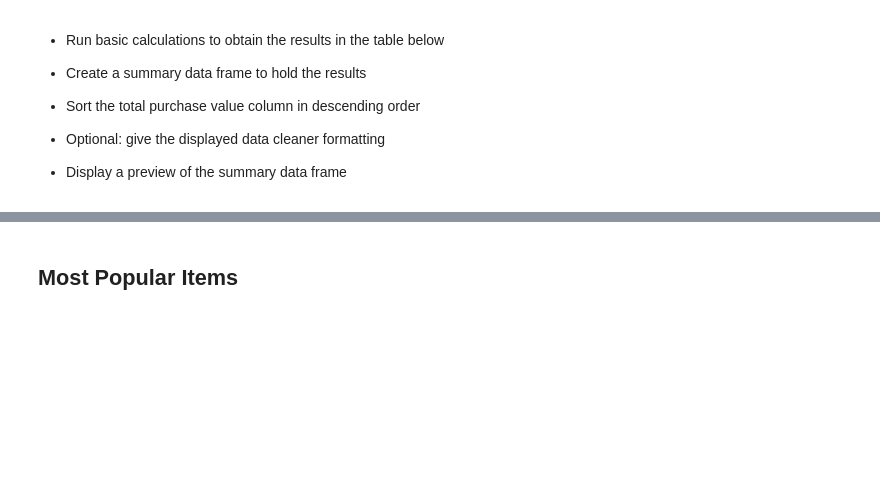
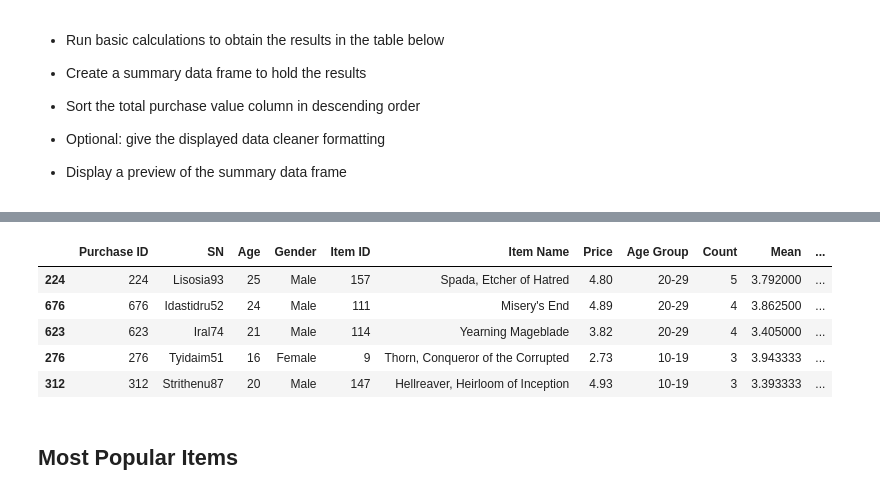
Before and after one commit to ahowellgates/Pandas-Challenge, a Jupyter notebook: Heroes of Pymoli/Main.ipynb, the cells around one changed output, grey strips where cells are left out. Cells and saved outputs as stored; diff of their text form; code cells hidden in the pictures; blank space fills up the shorter version.

```diff
--- a/Heroes of Pymoli/Main.ipynb
+++ b/Heroes of Pymoli/Main.ipynb
@@ -485,3 +550,14 @@ dtype: float64
+# %%
+drop_SN_df = sorted_SN_df.drop_duplicates(subset=['SN'])
+
+drop_SN_df.head(5)
+# %% [output]
+|  | Purchase ID | SN | Age | Gender | Item ID | Item Name | Price | Age Group | Count | Mean | ... |
+| 224 | 224 | Lisosia93 | 25 | Male | 157 | Spada, Etcher of Hatred | 4.80 | 20-29 | 5 | 3.792000 | ... |
+| 676 | 676 | Idastidru52 | 24 | Male | 111 | Misery's End | 4.89 | 20-29 | 4 | 3.862500 | ... |
+| 623 | 623 | Iral74 | 21 | Male | 114 | Yearning Mageblade | 3.82 | 20-29 | 4 | 3.405000 | ... |
+| 276 | 276 | Tyidaim51 | 16 | Female | 9 | Thorn, Conqueror of the Corrupted | 2.73 | 10-19 | 3 | 3.943333 | ... |
+| 312 | 312 | Strithenu87 | 20 | Male | 147 | Hellreaver, Heirloom of Inception | 4.93 | 10-19 | 3 | 3.393333 | ... |
 # %% [markdown]
 ## Most Popular Items
 # %% [markdown]
```
Also changed, not shown: parts of 10 cells of this notebook.
